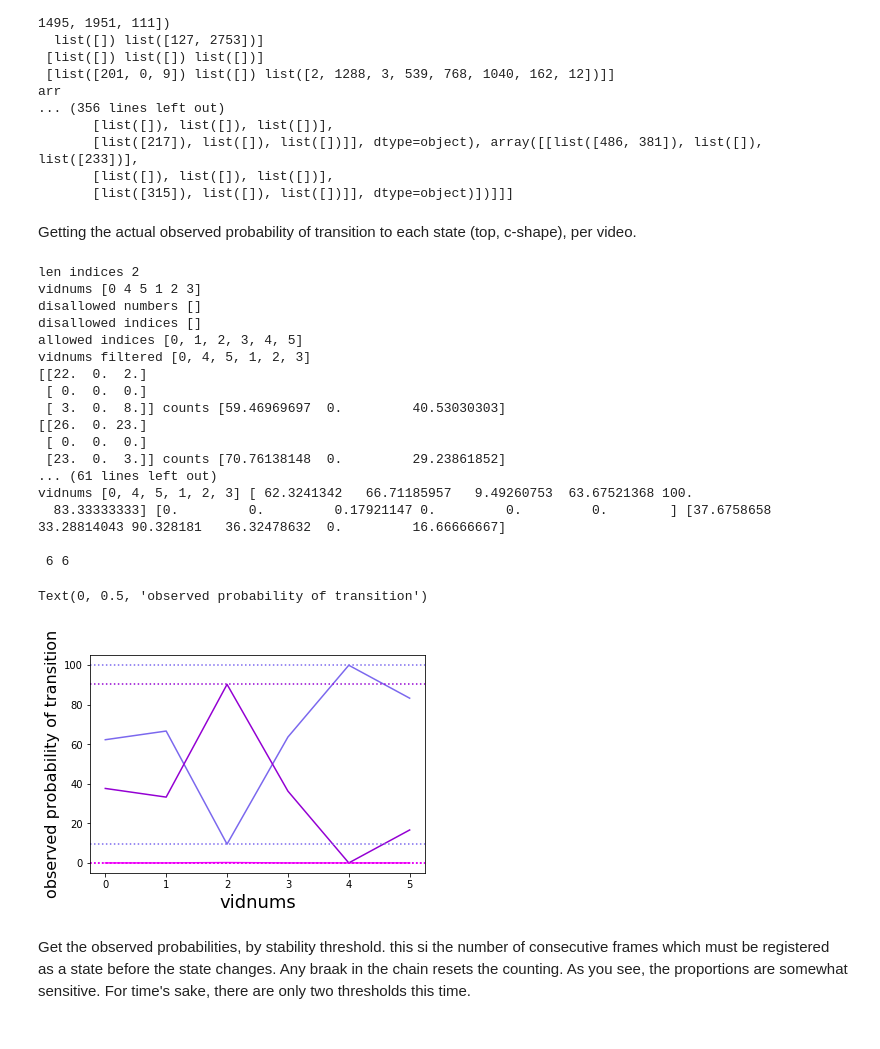
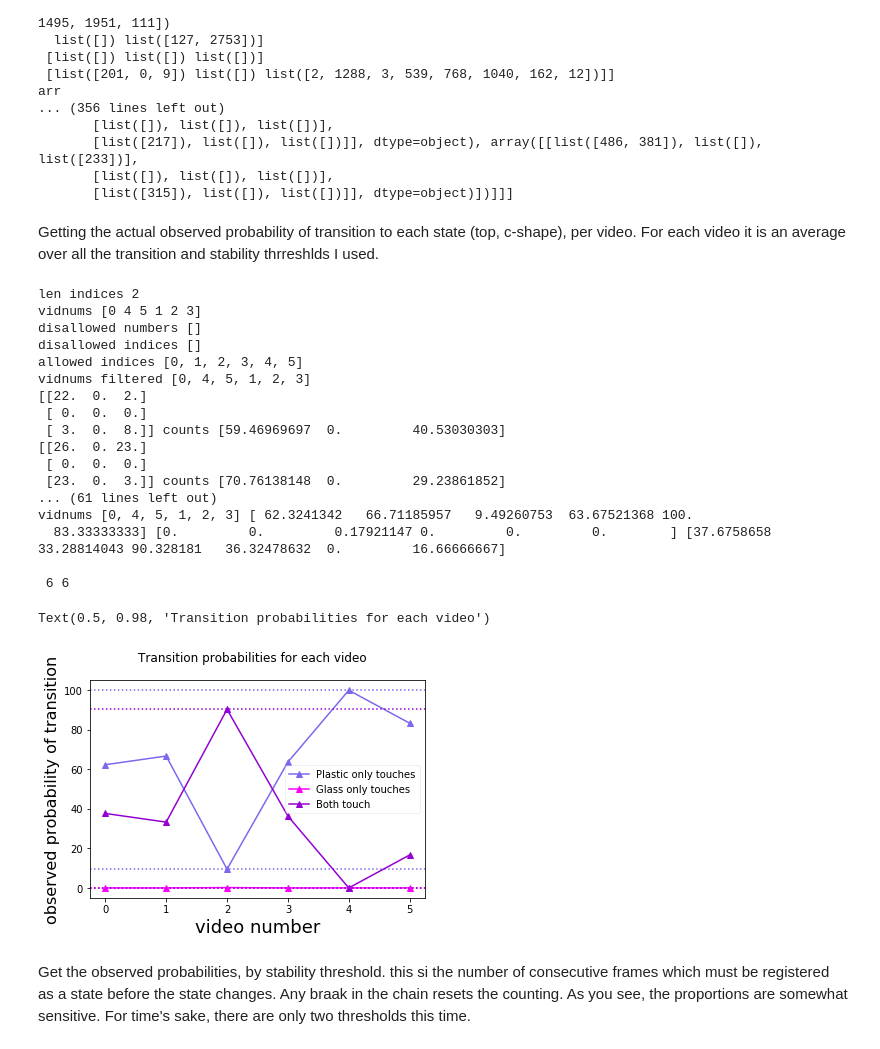
Before and after one commit to TchakamauRa/Soft-Matter, a Jupyter notebook: Matrix multiplication-realhalf.ipynb, the cells around one changed output. Drawn from its saved outputs; the diff is of its cells as text; code cells hidden in the pictures.

```diff
--- a/Matrix multiplication-realhalf.ipynb
+++ b/Matrix multiplication-realhalf.ipynb
@@ -236,6 +236,7 @@ def read_square_arr_list(line, textfile):
 Set the colors for the output plots -> first color is for Top state, second is for c-shape.
 # %%
 cols =[ 'mediumslateblue','fuchsia','darkviolet' ]
+labels = ["Plastic only touches", "Glass only touches", "Both touch"]
 # %% [markdown]
 Now to read in some data and check that everything works.
 # %%
@@ -260,7 +261,7 @@ arr
        [list([]), list([]), list([])],
        [list([315]), list([]), list([])]], dtype=object)])]]]
 # %% [markdown]
-Getting the actual observed probability of transition to each state (top, c-shape), per video.
+Getting the actual observed probability of transition to each state (top, c-shape), per video. For each video it is an average over all the transition and stability thrreshlds I used.
 # %%
 index = list(range(len(trans_runs[0]))) # for all the videos in trans_runs
 
@@ -320,46 +321,43 @@ y1,y2,y3 = y_values_selected
 print('\nvidnums',vidnums,y1,y2,y3)
 vidnums = list(range(len(y1)))
 fig,ax = plt.subplots()
 print('\n',len(vidnums), len(y1))
-plt.plot(vidnums, y1, c = cols[0], ls = '-')
-plt.plot(vidnums, y2, c = cols[1], ls = '-')
-plt.plot(vidnums, y3, c = cols[2], ls = '-')
-
-plt.axhline(y=min(y1), c = cols[0], ls = ':')
-plt.axhline(y=min(y2), c = cols[1], ls = ':')
-plt.axhline(y=min(y3), c = cols[2], ls = ':')
-plt.axhline(y=max(y1), c = cols[0], ls = ':')
-plt.axhline(y=max(y2), c = cols[1], ls = ':')
-plt.axhline(y=max(y3), c = cols[2], ls = ':')
-plt.xlabel('vidnums', fontsize=18)
+lines = [y1,y2,y3]
+for i in range(len(lines)):
+    ax.plot(vidnums, lines[i], c = cols[i], ls = '-', label = labels[i], marker = "^")
+    plt.axhline(y = max(lines[i]), c = cols[i], ls = ':') # maximum observed transition probability across all runs
+    plt.axhline(y = min(lines[i]), c = cols[i], ls = ':') # minimum observed probability to transition to state
+ax.legend(loc = 'center right', framealpha = 0.3)
+plt.xlabel('video number', fontsize=18)
 plt.ylabel('observed probability of transition', fontsize=16)
+fig.suptitle("Transition probabilities for each video")
 
 
 #Print probabilities by v threshold
 
 
 
 # Printprobabilities by video
 # %% [output]
 len indices 2
 vidnums [0 4 5 1 2 3]
 disallowed numbers []
 disallowed indices []
 allowed indices [0, 1, 2, 3, 4, 5]
 vidnums filtered [0, 4, 5, 1, 2, 3]
 [[22.  0.  2.]
  [ 0.  0.  0.]
  [ 3.  0.  8.]] counts [59.46969697  0.         40.53030303]
 [[26.  0. 23.]
  [ 0.  0.  0.]
  [23.  0.  3.]] counts [70.76138148  0.         29.23861852]
 ... (61 lines left out)
 vidnums [0, 4, 5, 1, 2, 3] [ 62.3241342   66.71185957   9.49260753  63.67521368 100.
   83.33333333] [0.         0.         0.17921147 0.         0.         0.        ] [37.6758658  33.28814043 90.328181   36.32478632  0.         16.66666667]
 
  6 6
-Text(0, 0.5, 'observed probability of transition')
+Text(0.5, 0.98, 'Transition probabilities for each video')
-[figure, old version]
+[figure, new version]
 # %% [markdown]
 Get the observed probabilities, by stability threshold. this si the number of consecutive frames which must be registered as a state before the state changes. Any braak in the chain resets the counting. As you see, the proportions are somewhat sensitive. For time's sake, there are only two thresholds this time.
 # %%
```
Also changed, not shown: parts of 12 cells of this notebook, 2 other files.
